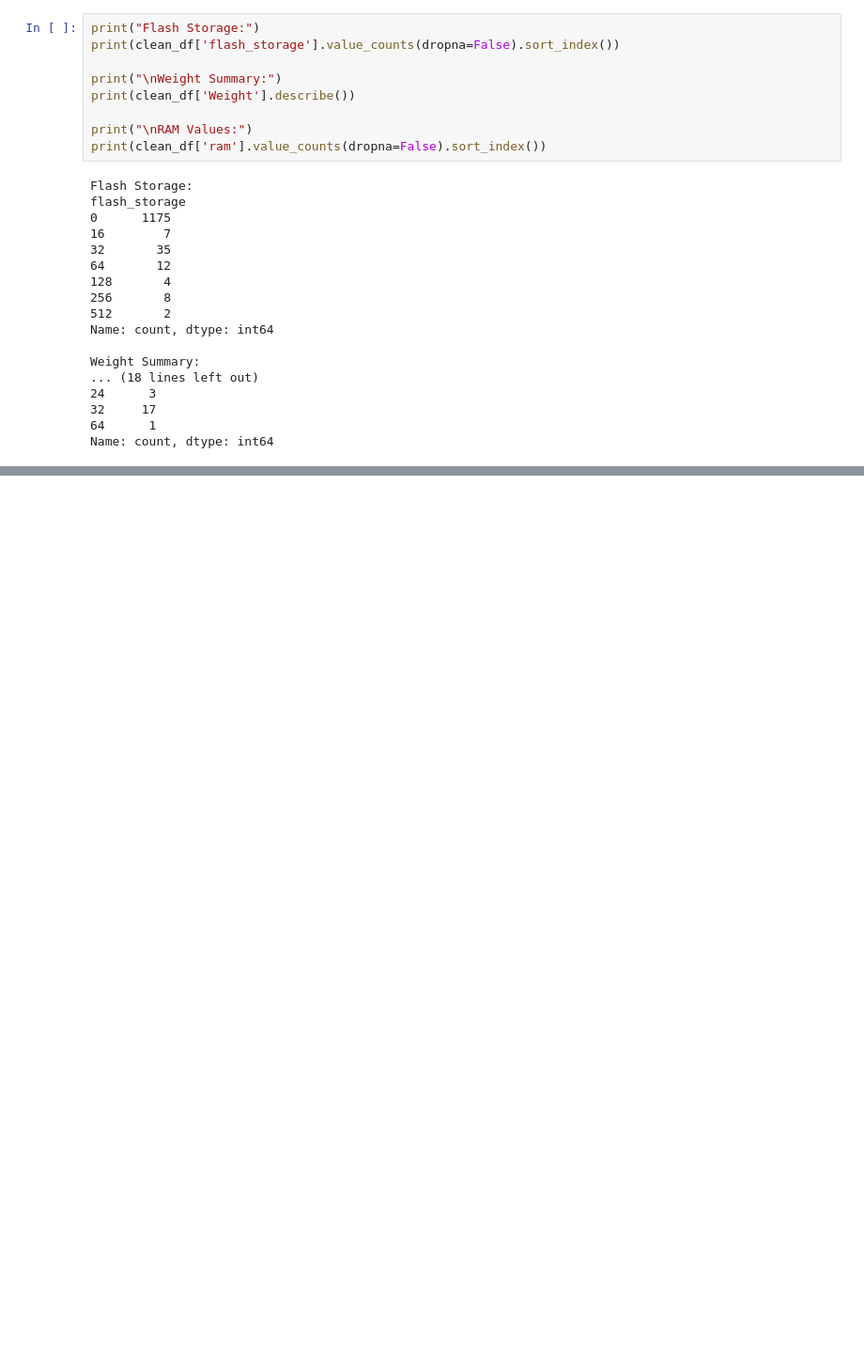
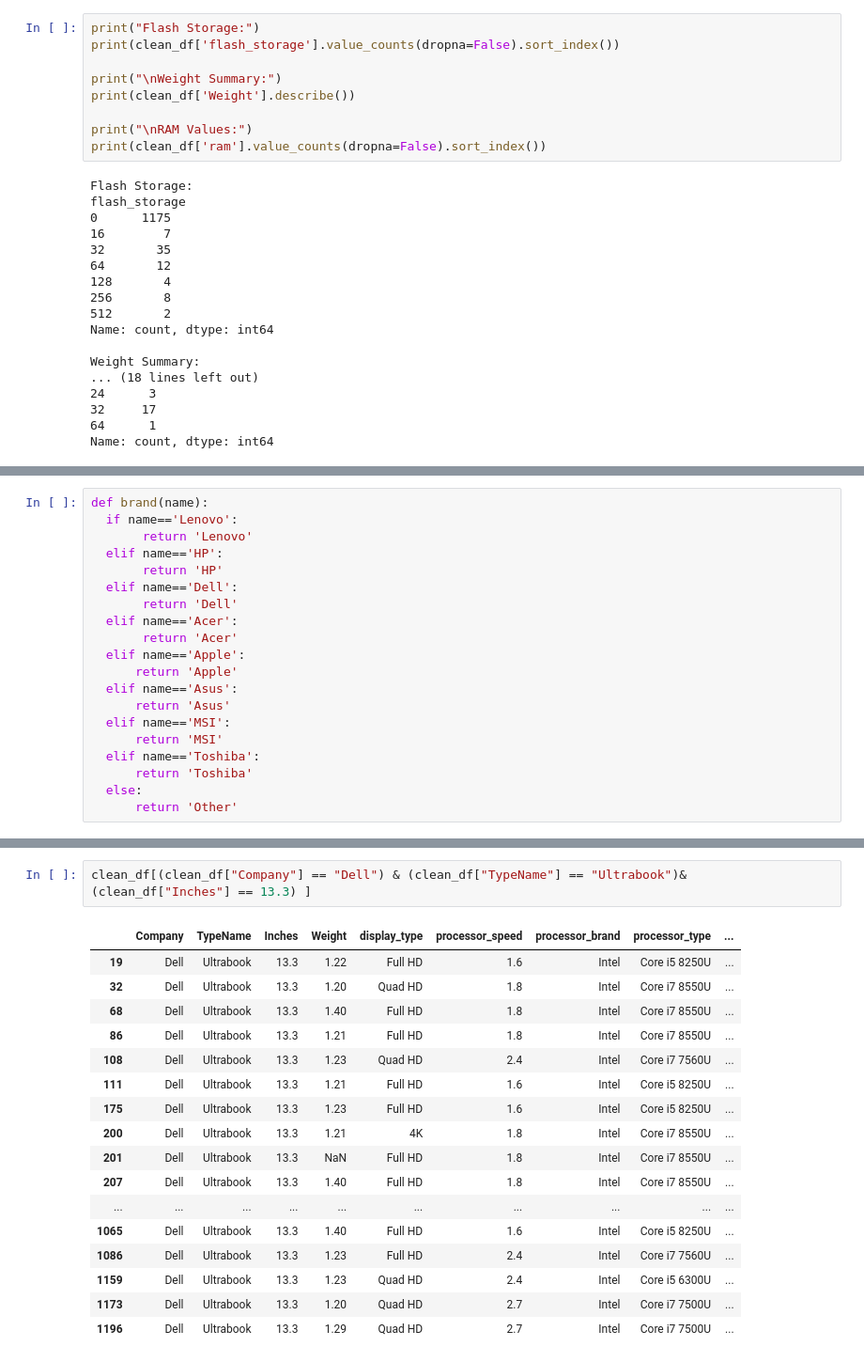
Before and after one commit to shivanshu-web/Mini_Project, a Jupyter notebook: EDA.ipynb, the cells around one changed output, grey strips where cells are left out. Shown at 94% size. Saved outputs shown, nothing was run; the diff lists cells and outputs as text; blank space fills up the shorter version.

```diff
--- a/EDA.ipynb
+++ b/EDA.ipynb
@@ -238,0 +265,20 @@ Name: count, dtype: int64
+# %%
+def brand(name):
+  if name=='Lenovo':
+       return 'Lenovo'
+  elif name=='HP':
+       return 'HP'
+  elif name=='Dell':
+       return 'Dell'
+  elif name=='Acer':
+       return 'Acer'
+  elif name=='Apple':
+      return 'Apple'
+  elif name=='Asus':
+      return 'Asus'
+  elif name=='MSI':
+      return 'MSI'
+  elif name=='Toshiba':
+      return 'Toshiba'
+  else:
+      return 'Other'
@@ -238,0 +413,20 @@ Name: count, dtype: int64
+# %%
+clean_df[(clean_df["Company"] == "Dell") & (clean_df["TypeName"] == "Ultrabook")& (clean_df["Inches"] == 13.3) ]
+# %% [output]
+|  | Company | TypeName | Inches | Weight | display_type | processor_speed | processor_brand | processor_type | ... |
+| 19 | Dell | Ultrabook | 13.3 | 1.22 | Full HD | 1.6 | Intel | Core i5 8250U | ... |
+| 32 | Dell | Ultrabook | 13.3 | 1.20 | Quad HD | 1.8 | Intel | Core i7 8550U | ... |
+| 68 | Dell | Ultrabook | 13.3 | 1.40 | Full HD | 1.8 | Intel | Core i7 8550U | ... |
+| 86 | Dell | Ultrabook | 13.3 | 1.21 | Full HD | 1.8 | Intel | Core i7 8550U | ... |
+| 108 | Dell | Ultrabook | 13.3 | 1.23 | Quad HD | 2.4 | Intel | Core i7 7560U | ... |
+| 111 | Dell | Ultrabook | 13.3 | 1.21 | Full HD | 1.6 | Intel | Core i5 8250U | ... |
+| 175 | Dell | Ultrabook | 13.3 | 1.23 | Full HD | 1.6 | Intel | Core i5 8250U | ... |
+| 200 | Dell | Ultrabook | 13.3 | 1.21 | 4K | 1.8 | Intel | Core i7 8550U | ... |
+| 201 | Dell | Ultrabook | 13.3 | NaN | Full HD | 1.8 | Intel | Core i7 8550U | ... |
+| 207 | Dell | Ultrabook | 13.3 | 1.40 | Full HD | 1.8 | Intel | Core i7 8550U | ... |
+| ... | ... | ... | ... | ... | ... | ... | ... | ... | ... |
+| 1065 | Dell | Ultrabook | 13.3 | 1.40 | Full HD | 1.6 | Intel | Core i5 8250U | ... |
+| 1086 | Dell | Ultrabook | 13.3 | 1.23 | Full HD | 2.4 | Intel | Core i7 7560U | ... |
+| 1159 | Dell | Ultrabook | 13.3 | 1.23 | Quad HD | 2.4 | Intel | Core i5 6300U | ... |
+| 1173 | Dell | Ultrabook | 13.3 | 1.20 | Quad HD | 2.7 | Intel | Core i7 7500U | ... |
+| 1196 | Dell | Ultrabook | 13.3 | 1.29 | Quad HD | 2.7 | Intel | Core i7 7500U | ... |
```
Also changed, not shown: parts of 38 cells of this notebook.
